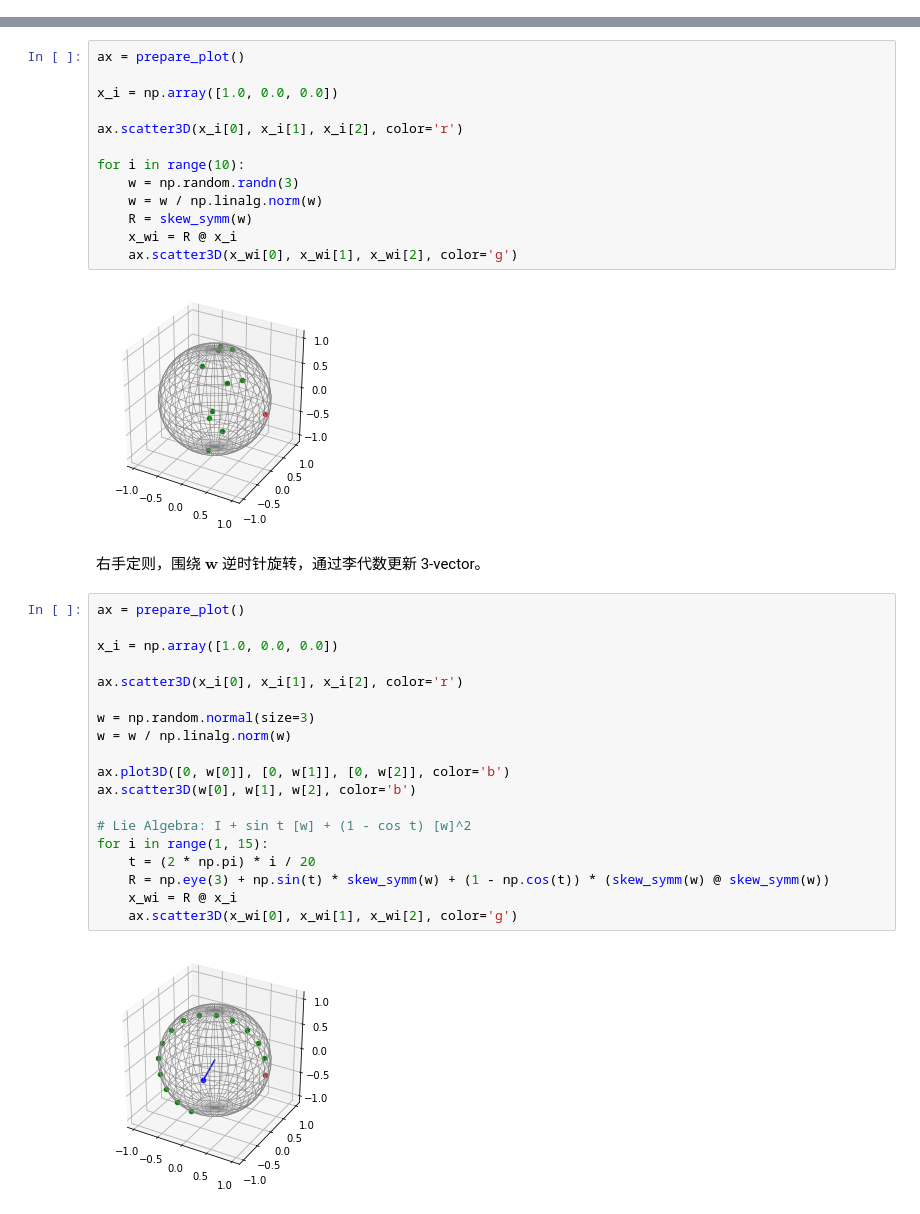
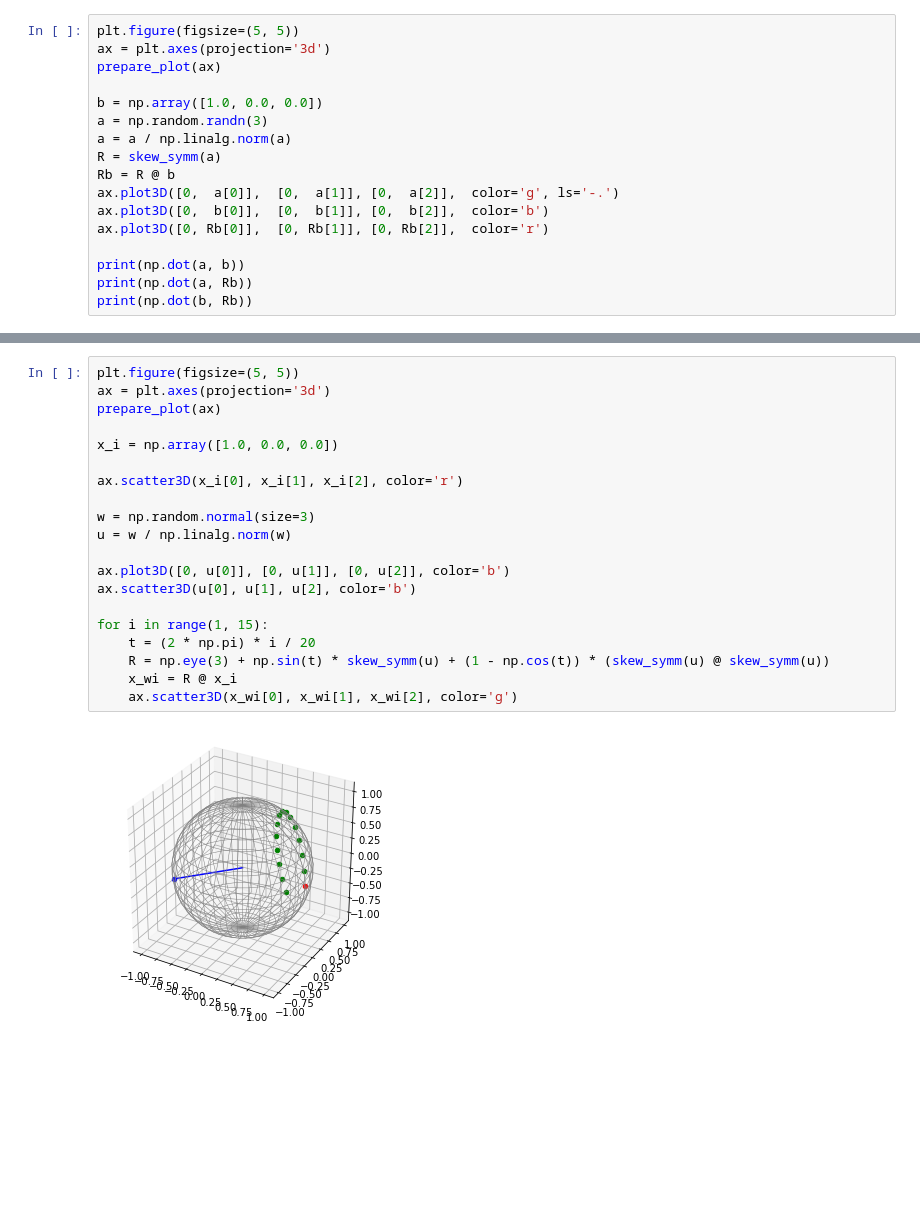
Before and after one commit to dugu9sword/mlvis, a Jupyter notebook: so3.ipynb, the cells around one changed output, grey strips where cells are left out. Saved outputs shown, nothing was run; the diff lists cells and outputs as text; blank space fills up the shorter version.

```diff
--- a/so3.ipynb
+++ b/so3.ipynb
@@ -69,0 +193,17 @@ Rodrigues Formula：从李代数到李群 $\mathfrak{so}(3) \rightarrow \mathrm{
+# %%
+plt.figure(figsize=(5, 5))
+ax = plt.axes(projection='3d')
+prepare_plot(ax)
+
+b = np.array([1.0, 0.0, 0.0])
+a = np.random.randn(3)
+a = a / np.linalg.norm(a)
+R = skew_symm(a)
+Rb = R @ b
+ax.plot3D([0,  a[0]],  [0,  a[1]], [0,  a[2]],  color='g', ls='-.')
+ax.plot3D([0,  b[0]],  [0,  b[1]], [0,  b[2]],  color='b')
+ax.plot3D([0, Rb[0]],  [0, Rb[1]], [0, Rb[2]],  color='r')
+
+print(np.dot(a, b))
+print(np.dot(a, Rb))
+print(np.dot(b, Rb))
@@ -70,39 +227,23 @@ Rodrigues Formula：从李代数到李群 $\mathfrak{so}(3) \rightarrow \mathrm{
 # %%
-ax = prepare_plot()
+plt.figure(figsize=(5, 5))
+ax = plt.axes(projection='3d')
+prepare_plot(ax)
 
 x_i = np.array([1.0, 0.0, 0.0])
 
 ax.scatter3D(x_i[0], x_i[1], x_i[2], color='r')
 
-for i in range(10):
-    w = np.random.randn(3)
-    w = w / np.linalg.norm(w)
-    R = skew_symm(w)
+w = np.random.normal(size=3)
+u = w / np.linalg.norm(w)
+
+ax.plot3D([0, u[0]], [0, u[1]], [0, u[2]], color='b')
+ax.scatter3D(u[0], u[1], u[2], color='b')
+
+for i in range(1, 15):
+    t = (2 * np.pi) * i / 20
+    R = np.eye(3) + np.sin(t) * skew_symm(u) + (1 - np.cos(t)) * (skew_symm(u) @ skew_symm(u))
     x_wi = R @ x_i
     ax.scatter3D(x_wi[0], x_wi[1], x_wi[2], color='g')
 # %% [output]
-[figure, old version]
+[figure, new version]
-# %% [markdown]
-右手定则，围绕 $\textbf{w}$ 逆时针旋转，通过李代数更新 3-vector。
-# %%
-ax = prepare_plot()
-
-x_i = np.array([1.0, 0.0, 0.0])
-
-ax.scatter3D(x_i[0], x_i[1], x_i[2], color='r')
-
-w = np.random.normal(size=3)
-w = w / np.linalg.norm(w)
-
-ax.plot3D([0, w[0]], [0, w[1]], [0, w[2]], color='b')
-ax.scatter3D(w[0], w[1], w[2], color='b')
-
-# Lie Algebra: I + sin t [w] + (1 - cos t) [w]^2
-for i in range(1, 15):
-    t = (2 * np.pi) * i / 20
-    R = np.eye(3) + np.sin(t) * skew_symm(w) + (1 - np.cos(t)) * (skew_symm(w) @ skew_symm(w))
-    x_wi = R @ x_i
-    ax.scatter3D(x_wi[0], x_wi[1], x_wi[2], color='g')
-# %% [output]
-[figure, removed]
 # %% [markdown]
```
Also changed, not shown: parts of 24 cells of this notebook.
